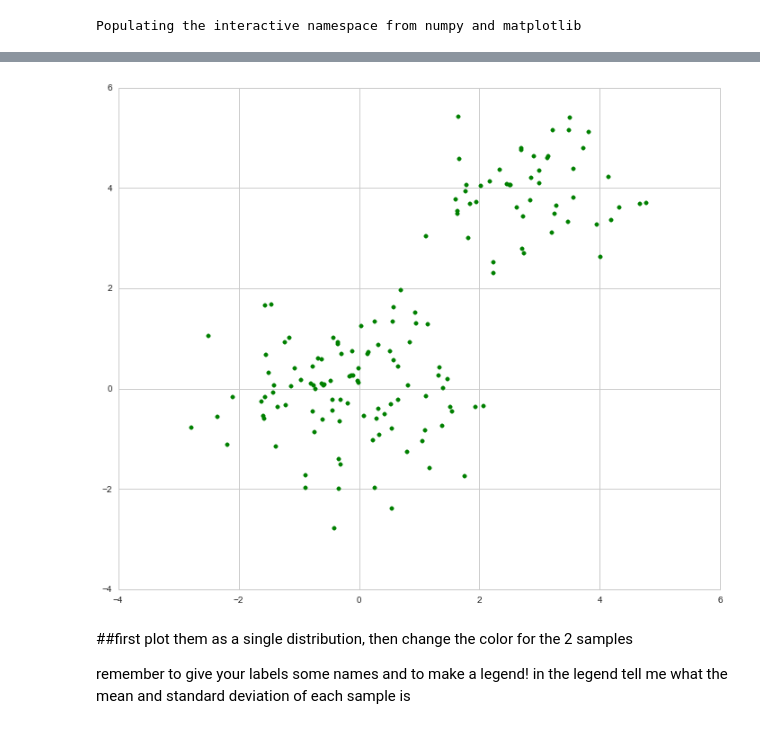
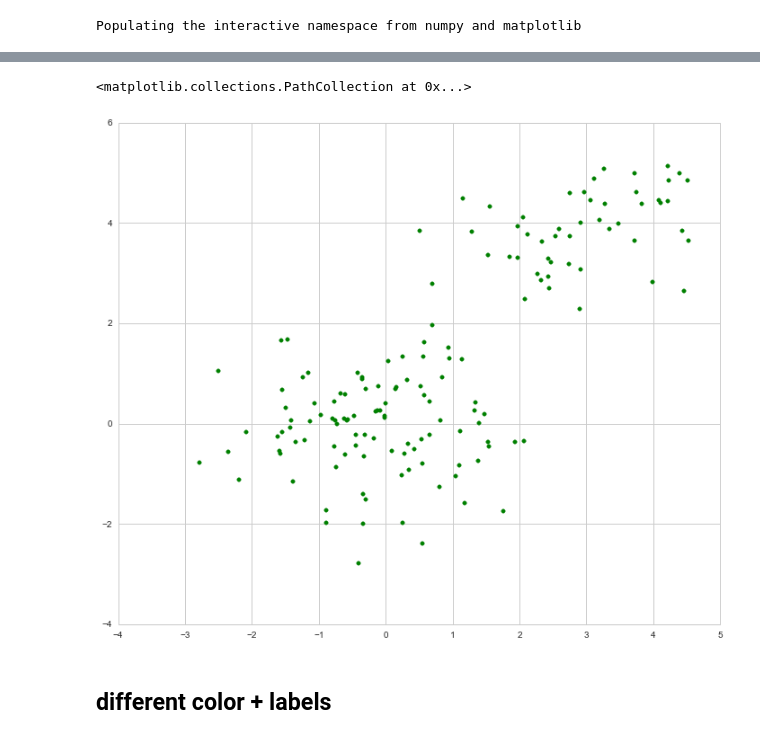
Before and after one commit to Cuspian/PUI2015_dkhryashchev, a Jupyter notebook: lab1-dk2926HW1_reproducible_distributions.ipynb, the cells around one changed output, grey strips where cells are left out. Cells and saved outputs as stored; diff of their text form; code cells hidden in the pictures.

```diff
--- a/lab1-dk2926HW1_reproducible_distributions.ipynb
+++ b/lab1-dk2926HW1_reproducible_distributions.ipynb
@@ -50,17 +41,12 @@ https://scipy-lectures.github.io/intro/matplotlib/matplotlib.html#scatter-plots
 # %%
-# transposig the arrays from a vertical to horizontal one, so it is plottable
-gaussian100T = np.transpose(gaussian100)
-gaussian50T = np.transpose(gaussian50)
-
 # plotting the arrays together, using the same green color and no legend
-plt.figure(figsize=(12, 10))
-pic100=plt.scatter (gaussian100T[0], gaussian100T[1], color="green")
-pic50=plt.scatter (gaussian50T[0], gaussian50T[1], color="green")
+fig = plt.figure(figsize=(12, 10))
+plt.scatter (gaussian100T[0], gaussian100T[1], color="green")
+plt.scatter (gaussian50T[0], gaussian50T[1], color="green")
 # %% [output]
+<matplotlib.collections.PathCollection at 0x...>
-[figure, old version]
+[figure, new version]
-# %% [markdown]
-
-##first plot them as a single distribution, then change the color for the 2 samples
-
-remember to give your labels some names and to make a legend! in the legend tell me what the mean and standard deviation of each sample is
+# %% [markdown]
+
+## different color + labels
 # %%
```
Also changed, not shown: parts of 13 cells of this notebook.
